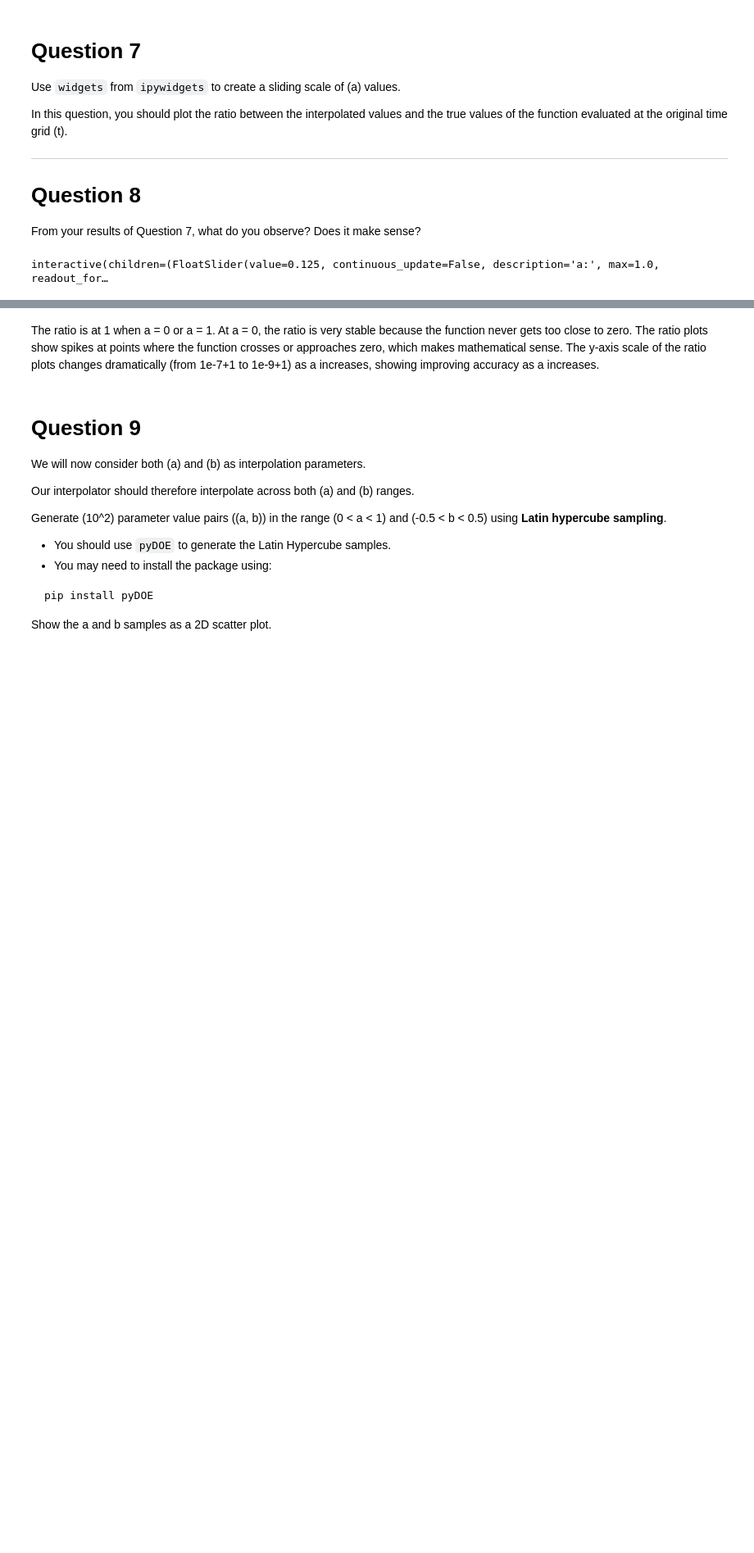
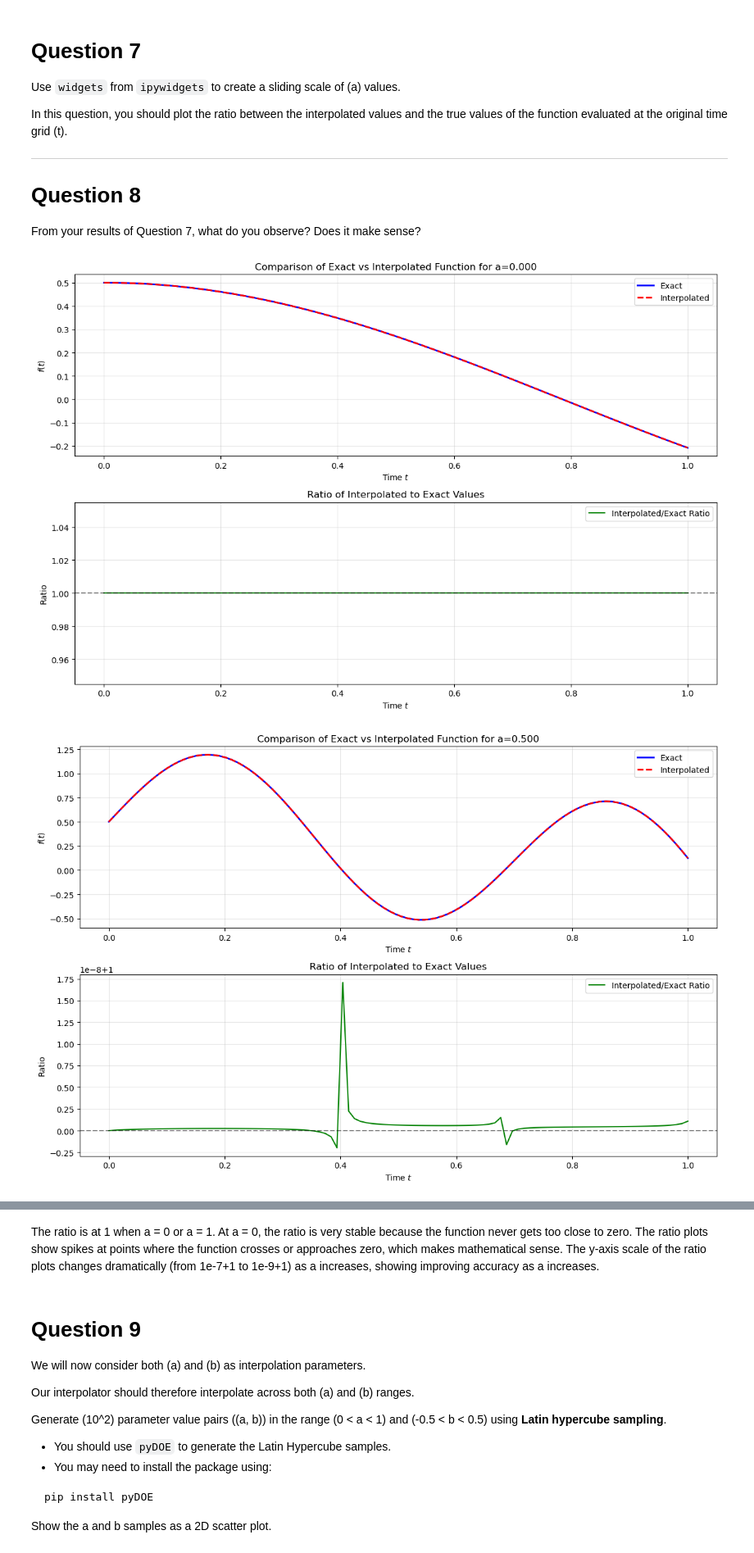
Before and after one commit to congminh-nguyen/dimcurse, a Jupyter notebook: dimcurse.ipynb, the cells around one changed output, grey strips where cells are left out. Shown at 82% size. Cells and saved outputs as stored; diff of their text form; code cells hidden in the pictures; blank space fills up the shorter version.

```diff
--- a/dimcurse.ipynb
+++ b/dimcurse.ipynb
@@ -335,31 +342,37 @@ def plot_comparison_with_ratio_a(a_value):
 
     # Plot ratio
     ax2.plot(t, ratio, 'g-', label='Interpolated/Exact Ratio')
     ax2.axhline(y=1, color='k', linestyle='--', alpha=0.5)
     ax2.set_xlabel('Time $t$')
     ax2.set_ylabel('Ratio')
     ax2.set_title('Ratio of Interpolated to Exact Values')
     ax2.legend()
     ax2.grid(True, alpha=0.3)
 
     plt.tight_layout()
     plt.show()
 
 # Create the interpolator with fixed number of samples
 f_interp = create_a_interpolator(100)
 
 # Create slider widget
 a_slider = widgets.FloatSlider(
     value=0.125,
     min=0,
     max=1,
     step=0.01,
     description='a:',
     continuous_update=False,
     readout_format='.3f'
 )
 
 # Create interactive plot
 widgets.interactive(plot_comparison_with_ratio_a, a_value=a_slider)
+
+# Create a static snapshot with default parameters
+plot_comparison_with_ratio_a(a_value=0)
+plot_comparison_with_ratio_a(a_value=0.5)
+plot_comparison_with_ratio_a(a_value=1)
 # %% [output]
-interactive(children=(FloatSlider(value=0.125, continuous_update=False, description='a:', max=1.0, readout_for…
+[figure, added]
+[figure, added]
```
Also changed, not shown: parts of 7 cells of this notebook.
